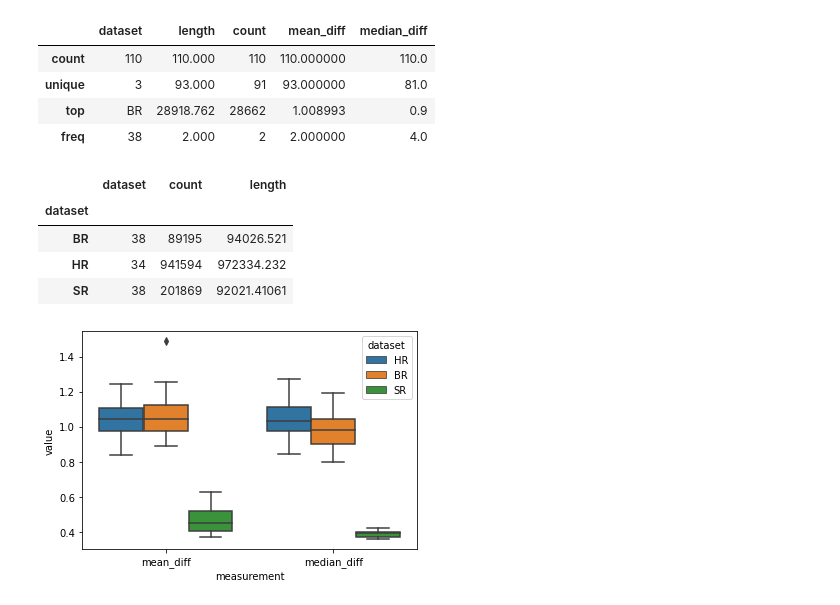
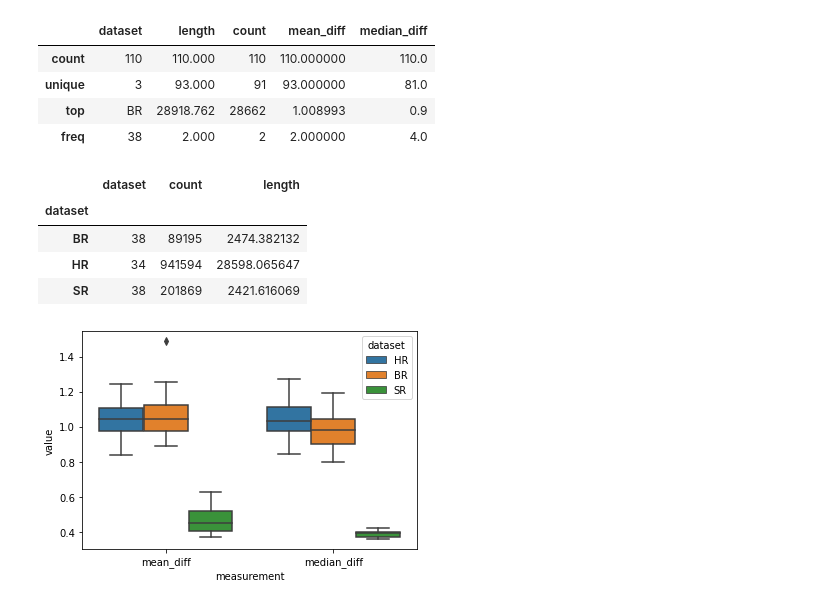
Before and after one commit to iot-salzburg/nearest-advocate, a Jupyter notebook: experiments/method_comparision_semisimulated.ipynb, the cells around one changed output. Drawn from its saved outputs; the diff is of its cells as text; code cells hidden in the pictures.

```diff
--- a/experiments/method_comparision_semisimulated.ipynb
+++ b/experiments/method_comparision_semisimulated.ipynb
@@ -301,13 +301,13 @@ df_measurements.describe()
 | freq | 38 | 2.000 | 2 | 2.000000 | 4.0 |
 # %%
 # how many datasets, events and total number of seconds does we have
-df_measurements.groupby("dataset").agg({"dataset": "count", "count": "sum", "length": "sum"})
+df_measurements.groupby("dataset").agg({"dataset": "count", "count": "sum", "length": "mean"})
 # %% [output]
 |  | dataset | count | length |
 | dataset |  |  |  |
-| BR | 38 | 89195 | 94026.521 |
-| HR | 34 | 941594 | 972334.232 |
-| SR | 38 | 201869 | 92021.41061 |
+| BR | 38 | 89195 | 2474.382132 |
+| HR | 34 | 941594 | 28598.065647 |
+| SR | 38 | 201869 | 2421.616069 |
 # %%
 # melt the dataset for the plot
 df_measurements_melted = pd.melt(
```
Also changed, not shown: parts of 50 cells of this notebook.
